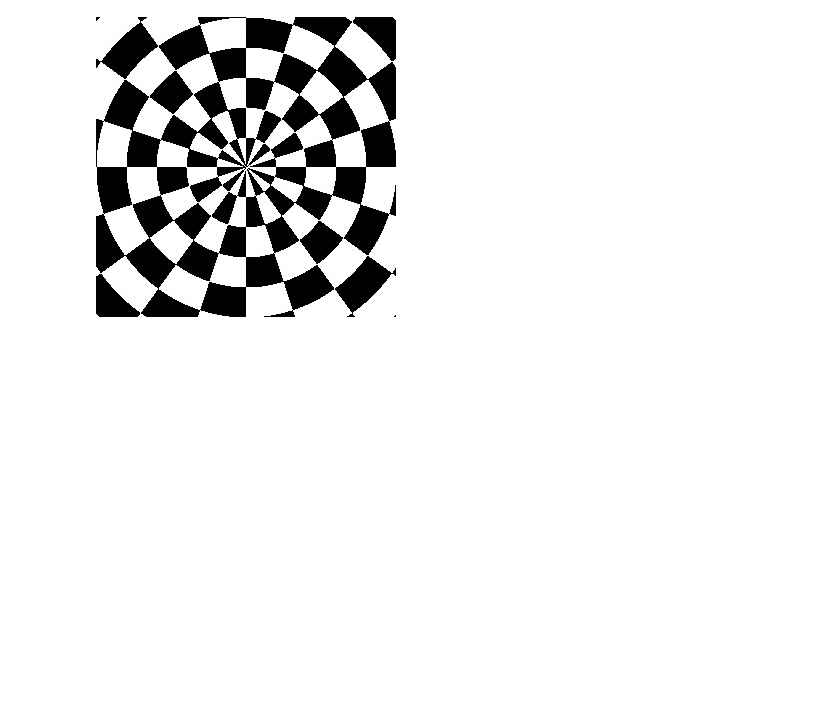
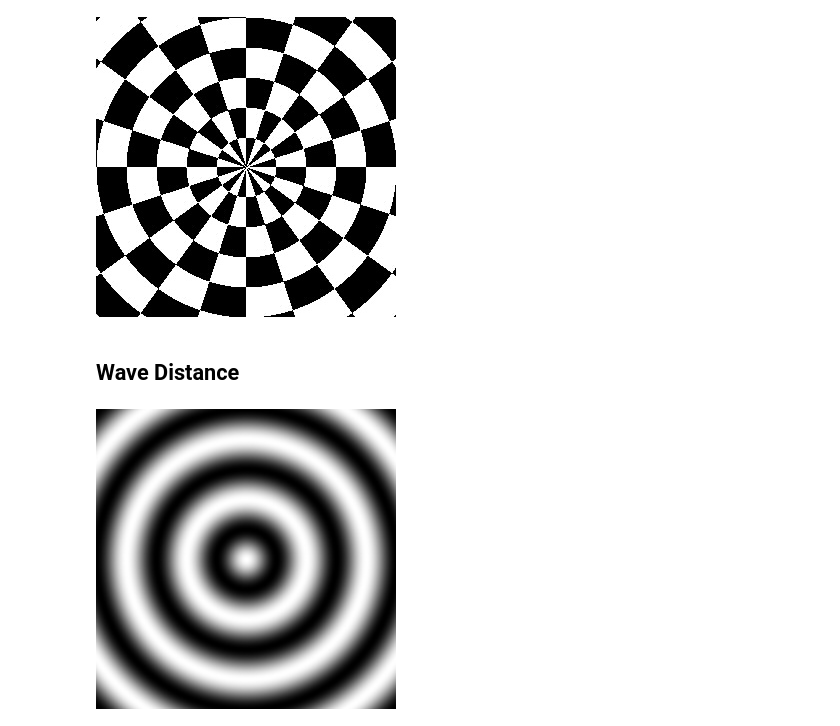
Before and after one commit to hansroland/FunctionalImages, a Jupyter notebook: notebooks/FunctionalImages.ipynb, the cells around one changed output. Cells and saved outputs as stored; diff of their text form; code cells hidden in the pictures; blank space fills up the shorter version.

Commit message:
Added wavDis image

```diff
--- a/notebooks/FunctionalImages.ipynb
+++ b/notebooks/FunctionalImages.ipynb
@@ -63,3 +63,15 @@ writePng "images/polarChecker.png" myImage
 myImage
 # %% [output]
 [figure]
+# %% [markdown]
+## Wave Distance
+# %%
+import Codec.Picture
+import FunctionalImages
+
+myImage :: Image PixelRGB8
+myImage = generateGrayImageR2 wavDist (-5, -5) (5, 5) 300
+writePng "images/wavDist.png" myImage
+myImage
+# %% [output]
+[figure, added]
```
Also changed, not shown: 3 other files.
